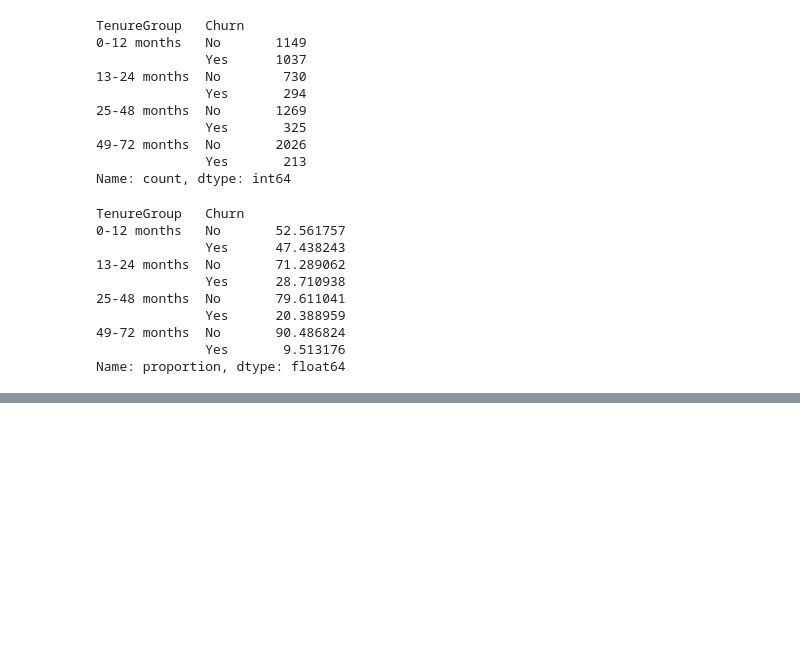
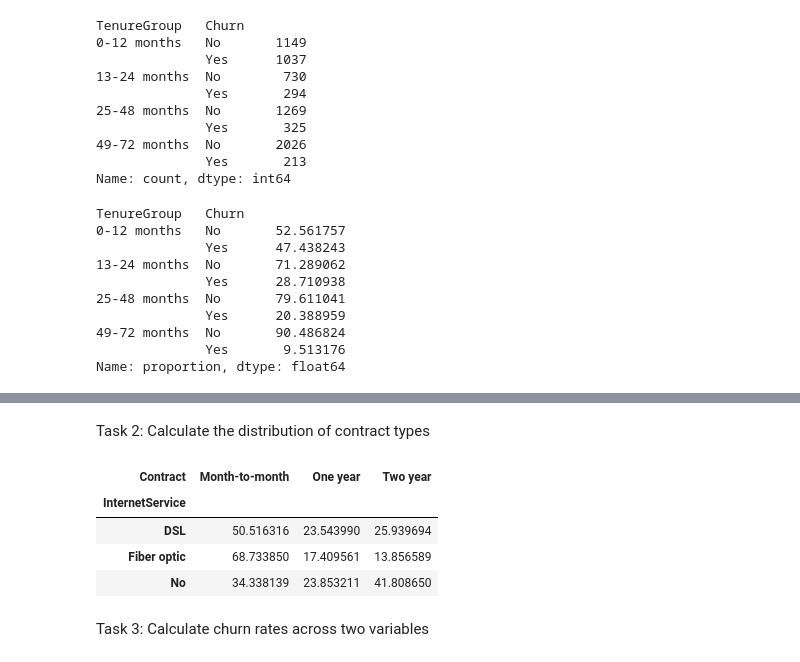
Before and after one commit to NickRusso20/customer-churn-analysis, a Jupyter notebook: churn_analysis.ipynb, the cells around one changed output, grey strips where cells are left out. Cells and saved outputs as stored; diff of their text form; code cells hidden in the pictures; blank space fills up the shorter version.

```diff
--- a/churn_analysis.ipynb
+++ b/churn_analysis.ipynb
@@ -345,0 +491,16 @@ Name: proportion, dtype: float64
+# %% [markdown]
+Task 2: Calculate the distribution of contract types
+# %%
+pd.crosstab(
+    customer['InternetService'],
+    customer['Contract'],
+    normalize='index'
+) * 100
+# %% [output]
+| Contract | Month-to-month | One year | Two year |
+| InternetService |  |  |  |
+| DSL | 50.516316 | 23.543990 | 25.939694 |
+| Fiber optic | 68.733850 | 17.409561 | 13.856589 |
+| No | 34.338139 | 23.853211 | 41.808650 |
+# %% [markdown]
+Task 3: Calculate churn rates across two variables
```
Also changed, not shown: parts of 25 cells of this notebook.
